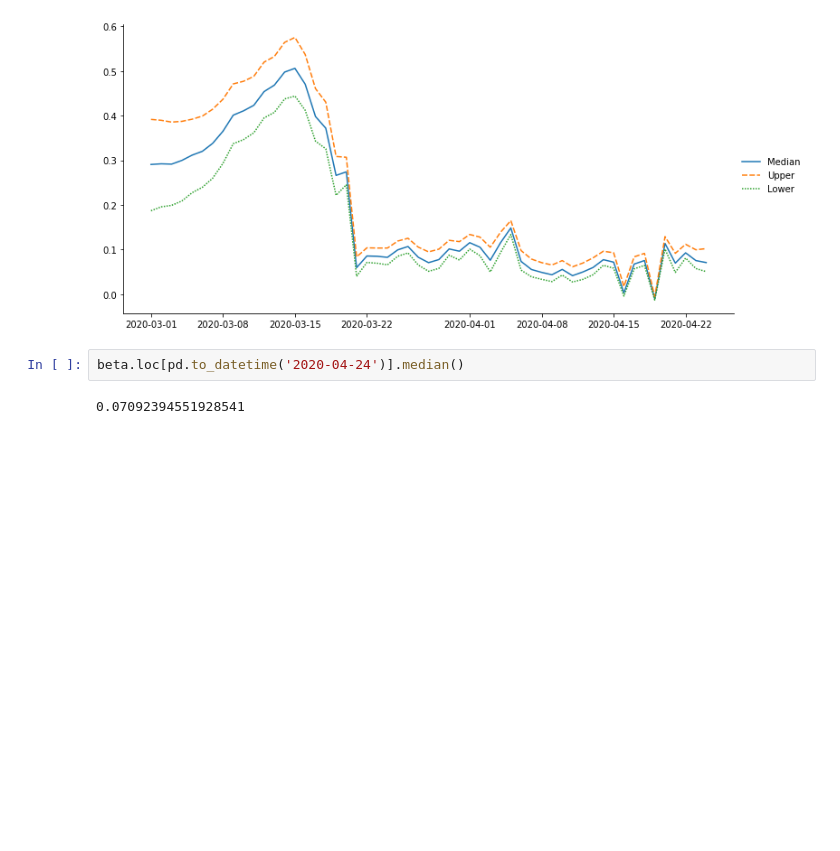
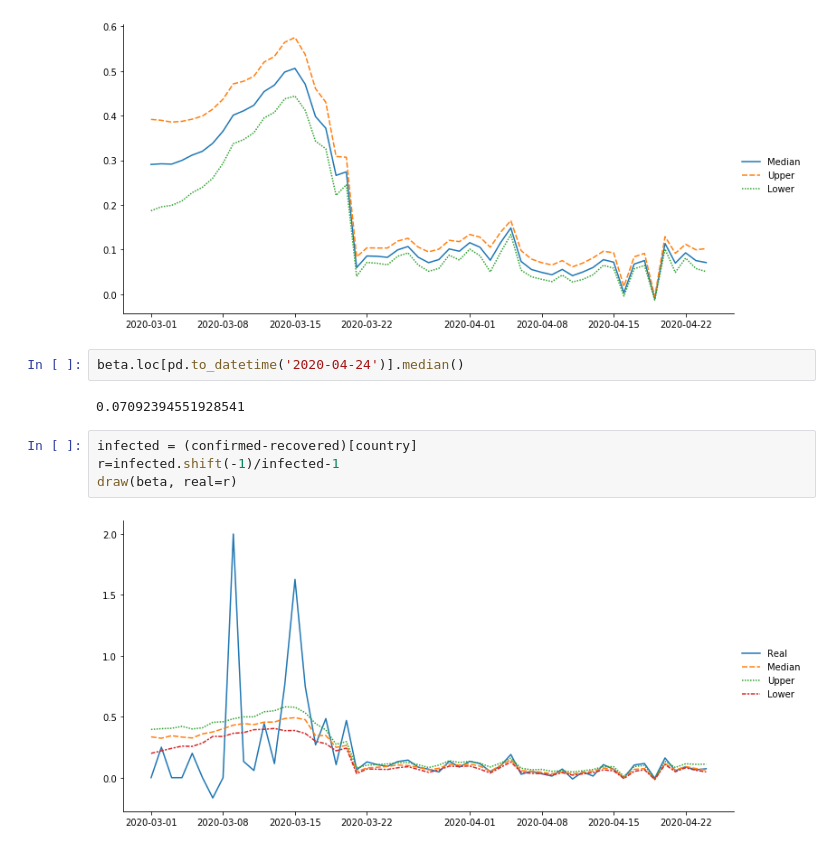
Before and after one commit to yoriyuki/BayesianCOVID19, a Jupyter notebook: notebook/BayesianCOVID19-Pakistan.ipynb, the cells around one changed output. Saved outputs shown, nothing was run; the diff lists cells and outputs as text; blank space fills up the shorter version.

```diff
--- a/notebook/BayesianCOVID19-Pakistan.ipynb
+++ b/notebook/BayesianCOVID19-Pakistan.ipynb
@@ -316,3 +316,9 @@ draw(beta)
 beta.loc[pd.to_datetime('2020-04-24')].median()
 # %% [output]
 0.07092394551928541
+# %%
+infected = (confirmed-recovered)[country]
+r=infected.shift(-1)/infected-1
+draw(beta, real=r)
+# %% [output]
+[figure, added]
```
Also changed, not shown: 3 other files.
